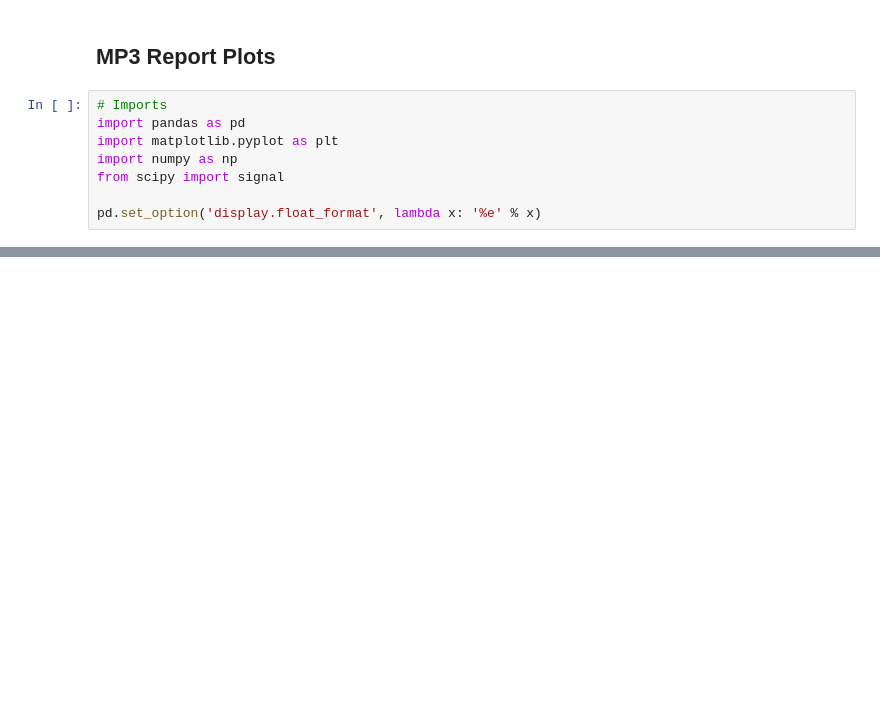
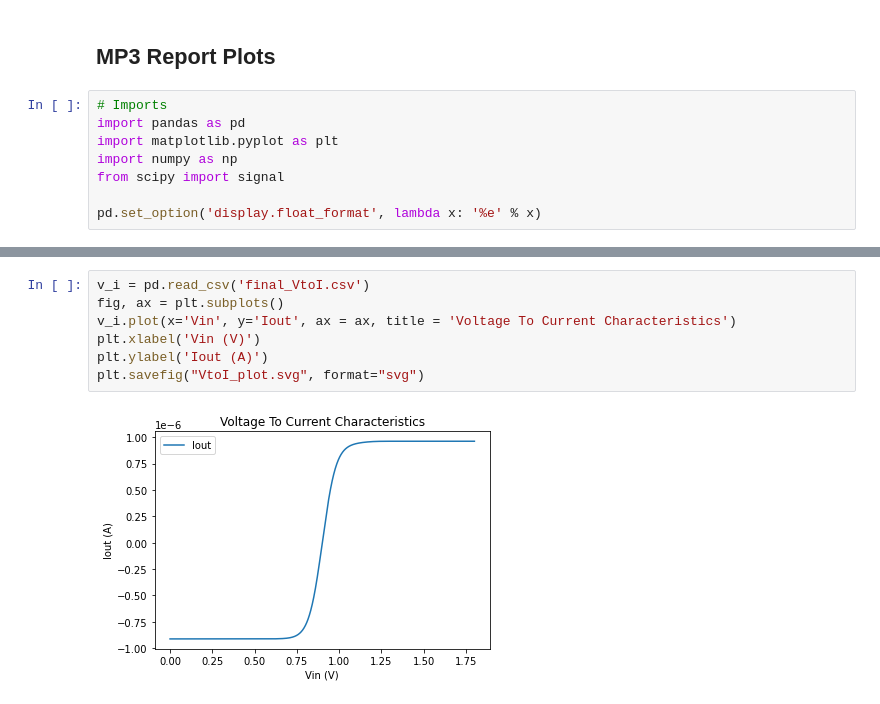
Before and after one commit to Laurenx618/MADVLSI_FA23, a Jupyter notebook: MP3/report/mp3_plots.ipynb, the cells around one changed output, grey strips where cells are left out. Cells and saved outputs as stored; diff of their text form; blank space fills up the shorter version.

```diff
--- a/MP3/report/mp3_plots.ipynb
+++ b/MP3/report/mp3_plots.ipynb
@@ -10,0 +40,9 @@ pd.set_option('display.float_format', lambda x: '%e' % x)
+# %%
+v_i = pd.read_csv('final_VtoI.csv')
+fig, ax = plt.subplots()
+v_i.plot(x='Vin', y='Iout', ax = ax, title = 'Voltage To Current Characteristics')
+plt.xlabel('Vin (V)')
+plt.ylabel('Iout (A)')
+plt.savefig("VtoI_plot.svg", format="svg")
+# %% [output]
+[figure, added]
```
Also changed, not shown: parts of 6 cells of this notebook, 9 other files.
